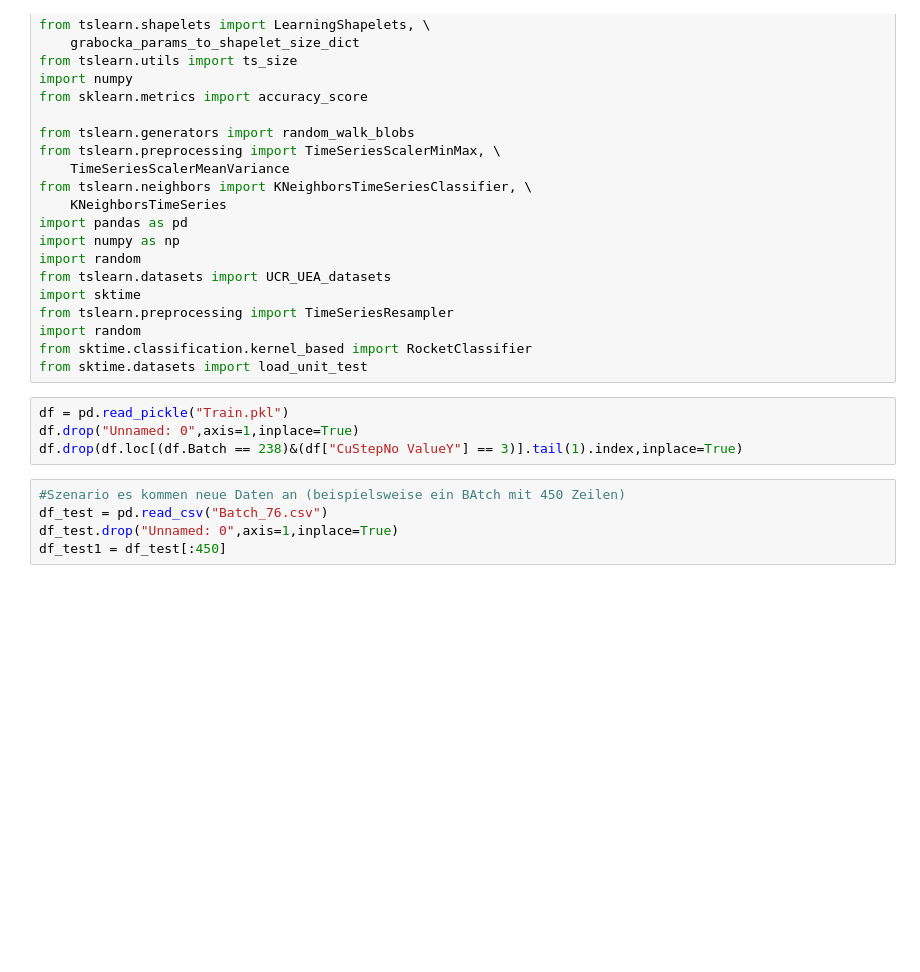
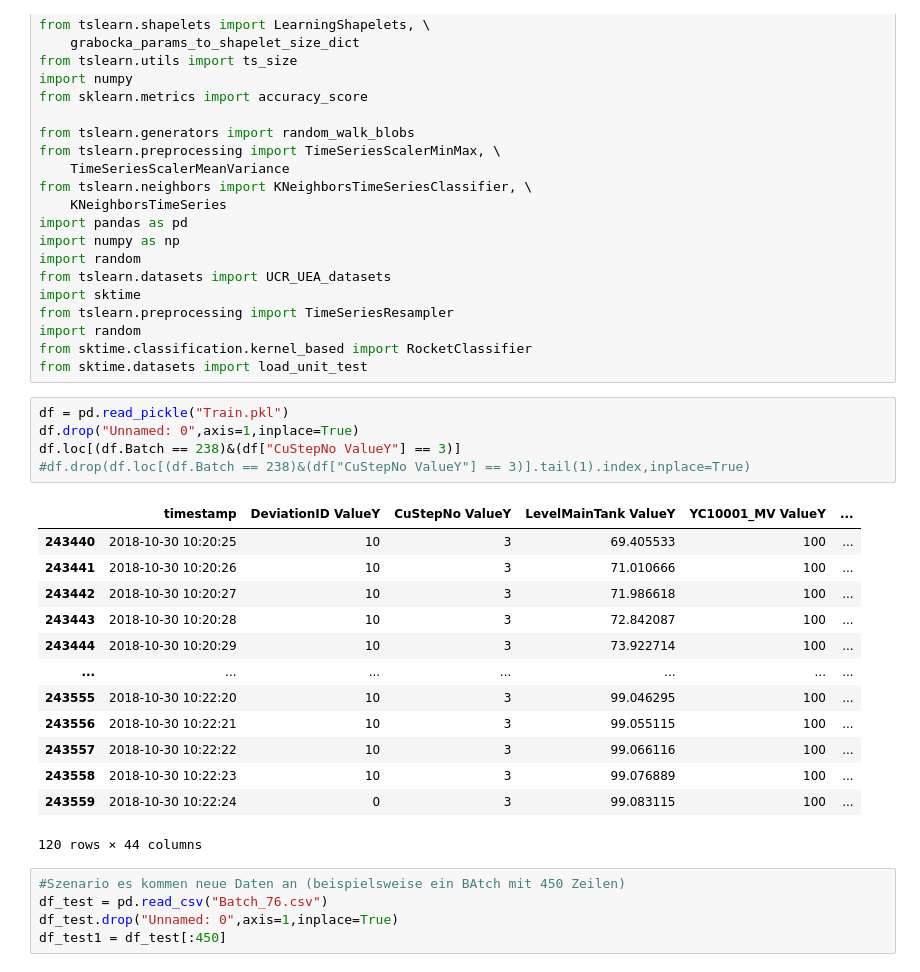
Before and after one commit to P-AEL/Analyse_von_Prozessdaten, a Jupyter notebook: Paul/Preprocessing2.ipynb, the cells around one changed output. Cells and saved outputs as stored; diff of their text form; blank space fills up the shorter version.

```diff
--- a/Paul/Preprocessing2.ipynb
+++ b/Paul/Preprocessing2.ipynb
@@ -30,7 +30,22 @@ from sktime.datasets import load_unit_test
 # %%
 df = pd.read_pickle("Train.pkl")
 df.drop("Unnamed: 0",axis=1,inplace=True)
-df.drop(df.loc[(df.Batch == 238)&(df["CuStepNo ValueY"] == 3)].tail(1).index,inplace=True)
+df.loc[(df.Batch == 238)&(df["CuStepNo ValueY"] == 3)]
+#df.drop(df.loc[(df.Batch == 238)&(df["CuStepNo ValueY"] == 3)].tail(1).index,inplace=True)
+# %% [output]
+|  | timestamp | DeviationID ValueY | CuStepNo ValueY | LevelMainTank ValueY | YC10001_MV ValueY | ... |
+| 243440 | 2018-10-30 10:20:25 | 10 | 3 | 69.405533 | 100 | ... |
+| 243441 | 2018-10-30 10:20:26 | 10 | 3 | 71.010666 | 100 | ... |
+| 243442 | 2018-10-30 10:20:27 | 10 | 3 | 71.986618 | 100 | ... |
+| 243443 | 2018-10-30 10:20:28 | 10 | 3 | 72.842087 | 100 | ... |
+| 243444 | 2018-10-30 10:20:29 | 10 | 3 | 73.922714 | 100 | ... |
+| ... | ... | ... | ... | ... | ... | ... |
+| 243555 | 2018-10-30 10:22:20 | 10 | 3 | 99.046295 | 100 | ... |
+| 243556 | 2018-10-30 10:22:21 | 10 | 3 | 99.055115 | 100 | ... |
+| 243557 | 2018-10-30 10:22:22 | 10 | 3 | 99.066116 | 100 | ... |
+| 243558 | 2018-10-30 10:22:23 | 10 | 3 | 99.076889 | 100 | ... |
+| 243559 | 2018-10-30 10:22:24 | 0 | 3 | 99.083115 | 100 | ... |
+120 rows × 44 columns
 # %%
 #Szenario es kommen neue Daten an (beispielsweise ein BAtch mit 450 Zeilen)
 df_test = pd.read_csv("Batch_76.csv")
```
Also changed, not shown: 4 other files.
